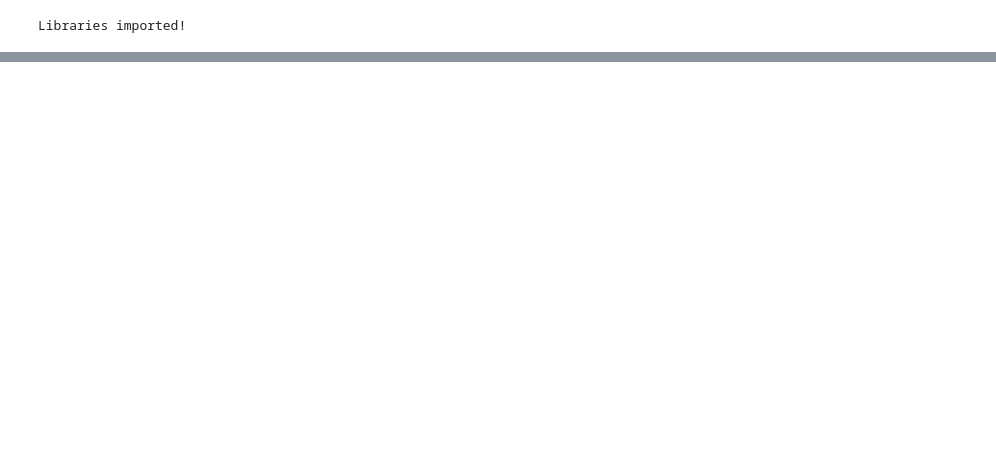
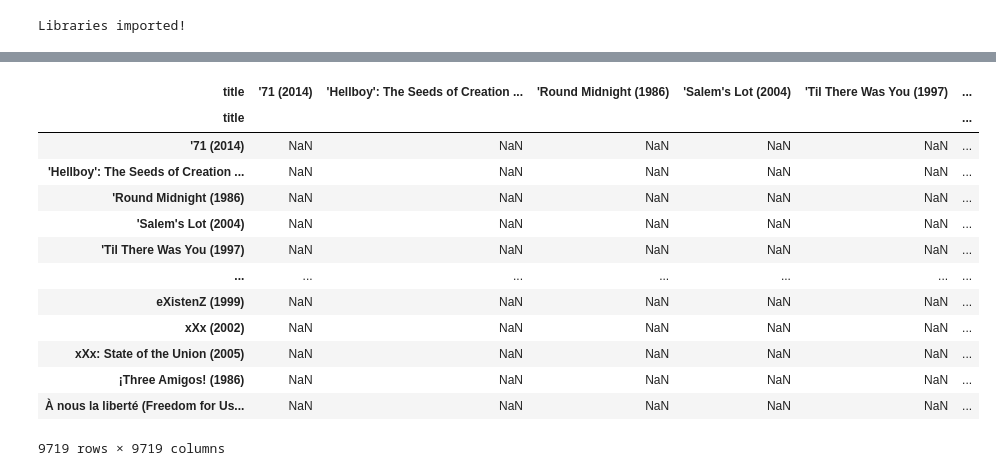
Before and after one commit to luongtruong77/Business_proj_RE, a Jupyter notebook: Test_notebook.ipynb, the cells around one changed output, grey strips where cells are left out. Cells and saved outputs as stored; diff of their text form; code cells hidden in the pictures; blank space fills up the shorter version.

```diff
--- a/Test_notebook.ipynb
+++ b/Test_notebook.ipynb
@@ -97,0 +22,13 @@ df1_tags
+# %%
+r_cols = ['user_id', 'movie_id', 'rating']
+
+ratings = pd.read_csv('data/ml-latest-small/ratings.csv')
+
+m_cols = ['movie_id', 'title']
+movies = pd.read_csv('data/ml-latest-small/movies.csv')
+
+ratings_df = pd.merge(movies, ratings)
+
+ratings_df = ratings_df[['movieId', 'title', 'userId', 'rating']]
+
+ratings_df.head()
@@ -97,0 +198,3 @@ df1_tags
+# %%
+user_ratings = ratings_df.pivot_table(index=['userId'], columns=['title'], values='rating')
+user_ratings.head()
@@ -97,0 +222,18 @@ df1_tags
+# %%
+corr_matrix = user_ratings.corr(method='pearson', min_periods=100)
+corr_matrix
+# %% [output]
+| title | '71 (2014) | 'Hellboy': The Seeds of Creation ... | 'Round Midnight (1986) | 'Salem's Lot (2004) | 'Til There Was You (1997) | ... |
+| title |  |  |  |  |  | ... |
+| '71 (2014) | NaN | NaN | NaN | NaN | NaN | ... |
+| 'Hellboy': The Seeds of Creation ... | NaN | NaN | NaN | NaN | NaN | ... |
+| 'Round Midnight (1986) | NaN | NaN | NaN | NaN | NaN | ... |
+| 'Salem's Lot (2004) | NaN | NaN | NaN | NaN | NaN | ... |
+| 'Til There Was You (1997) | NaN | NaN | NaN | NaN | NaN | ... |
+| ... | ... | ... | ... | ... | ... | ... |
+| eXistenZ (1999) | NaN | NaN | NaN | NaN | NaN | ... |
+| xXx (2002) | NaN | NaN | NaN | NaN | NaN | ... |
+| xXx: State of the Union (2005) | NaN | NaN | NaN | NaN | NaN | ... |
+| ¡Three Amigos! (1986) | NaN | NaN | NaN | NaN | NaN | ... |
+| À nous la liberté (Freedom for Us... | NaN | NaN | NaN | NaN | NaN | ... |
+9719 rows × 9719 columns
```
Also changed, not shown: parts of 24 cells of this notebook, 1 other file.
